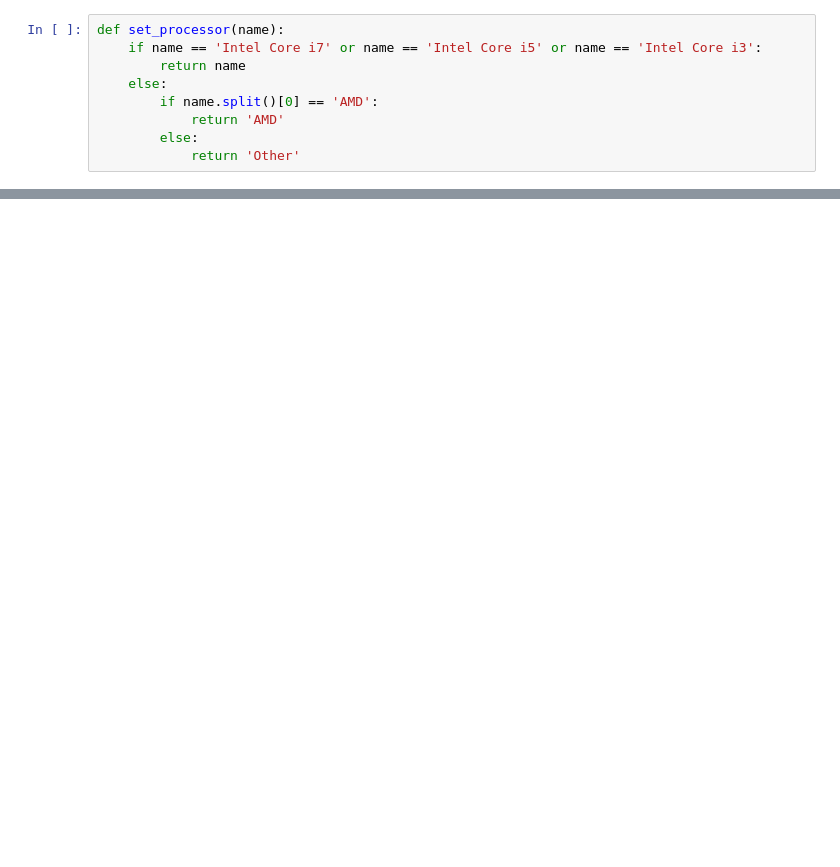
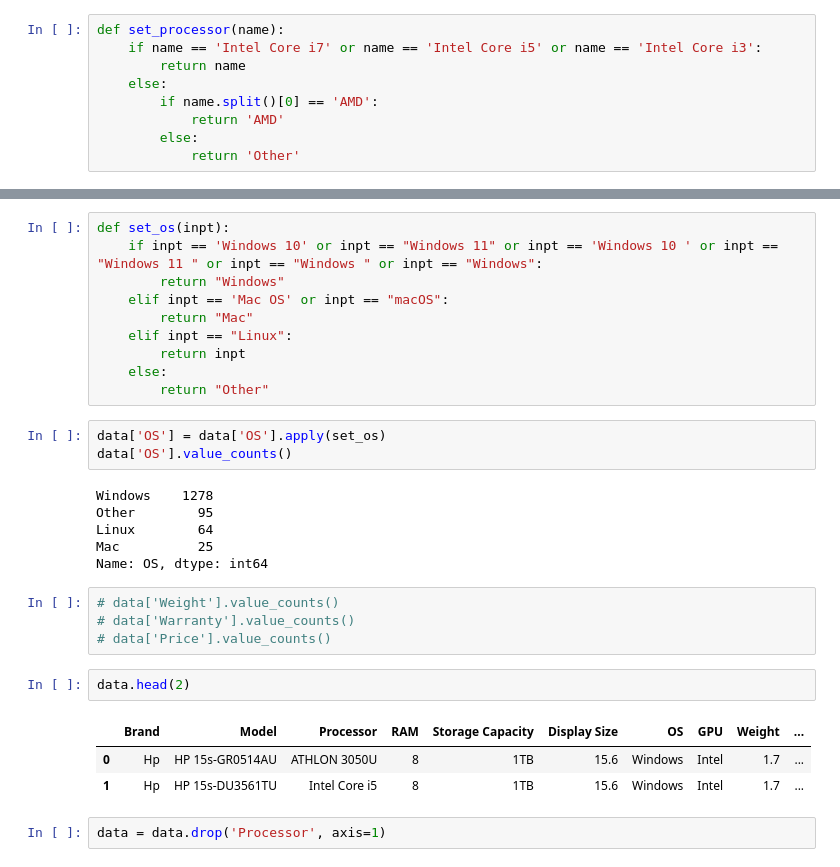
Before and after one commit to tharindu97/Machine-Learning, a Jupyter notebook: LaptopRecommendation System/model/Laptop Recommendation System - Laptop Details.ipynb, the cells around one changed output, grey strips where cells are left out. Cells and saved outputs as stored; diff of their text form; blank space fills up the shorter version.

```diff
--- a/LaptopRecommendation System/model/Laptop Recommendation System - Laptop Details.ipynb
+++ b/LaptopRecommendation System/model/Laptop Recommendation System - Laptop Details.ipynb
@@ -196,0 +379,31 @@ Name: Processor, dtype: int64
+# %%
+def set_os(inpt):
+    if inpt == 'Windows 10' or inpt == "Windows 11" or inpt == 'Windows 10 ' or inpt == "Windows 11 " or inpt == "Windows " or inpt == "Windows":
+        return "Windows"
+    elif inpt == 'Mac OS' or inpt == "macOS":
+        return "Mac"
+    elif inpt == "Linux":
+        return inpt
+    else:
+        return "Other"
+# %%
+data['OS'] = data['OS'].apply(set_os)
+data['OS'].value_counts()
+# %% [output]
+Windows    1278
+Other        95
+Linux        64
+Mac          25
+Name: OS, dtype: int64
+# %%
+# data['Weight'].value_counts()
+# data['Warranty'].value_counts()
+# data['Price'].value_counts()
+# %%
+data.head(2)
+# %% [output]
+|  | Brand | Model | Processor | RAM | Storage Capacity | Display Size | OS | GPU | Weight | ... |
+| 0 | Hp | HP 15s-GR0514AU | ATHLON 3050U | 8 | 1TB | 15.6 | Windows | Intel | 1.7 | ... |
+| 1 | Hp | HP 15s-DU3561TU | Intel Core i5 | 8 | 1TB | 15.6 | Windows | Intel | 1.7 | ... |
+# %%
+data = data.drop('Processor', axis=1)
```
Also changed, not shown: parts of 50 cells of this notebook, 1 other file.
